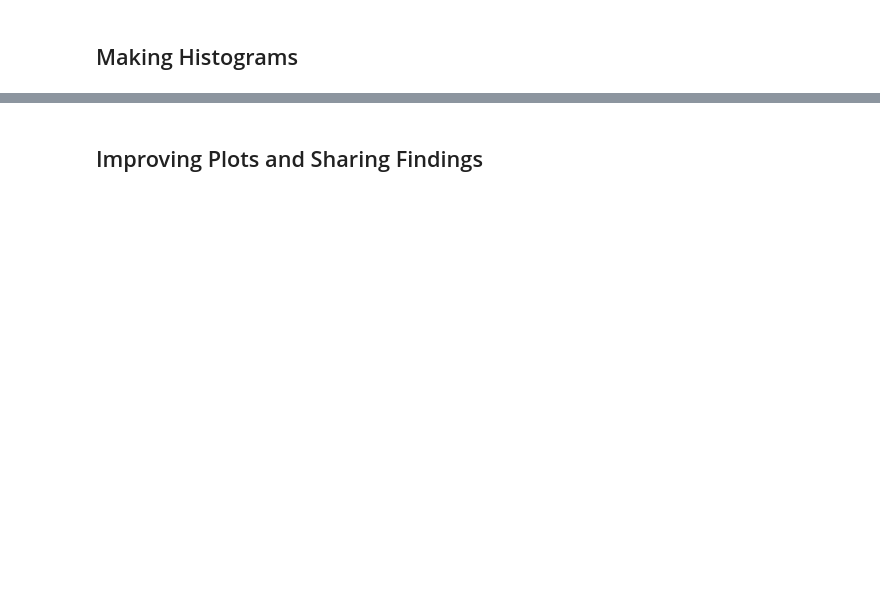
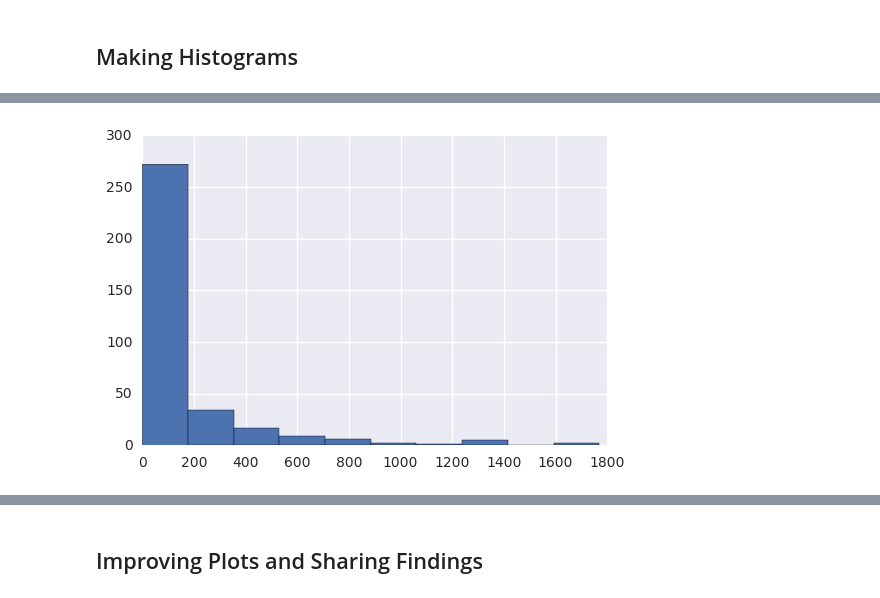
Before and after one commit to galvaresricardo/Udacity-Course-Data-Analysis-NanoDegree, a Jupyter notebook: Lesson 2/Exercise/L1_Starter_Code.ipynb, the cells around one changed output, grey strips where cells are left out. Saved outputs shown, nothing was run; the diff lists cells and outputs as text; code cells hidden in the pictures; blank space fills up the shorter version.

```diff
--- a/Lesson 2/Exercise/L1_Starter_Code.ipynb
+++ b/Lesson 2/Exercise/L1_Starter_Code.ipynb
@@ -353,0 +505,4 @@ non_passing_engagement =
+# %%
+making_hist(total_minutes_non_passing)
+# %% [output]
+[figure, added]
```
Also changed, not shown: parts of 29 cells of this notebook.
